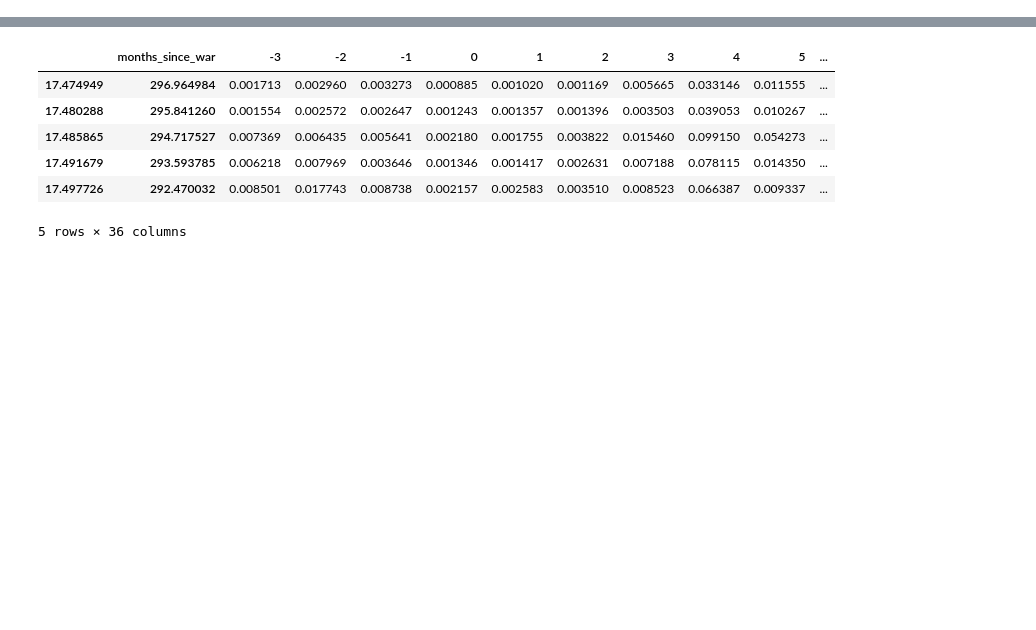
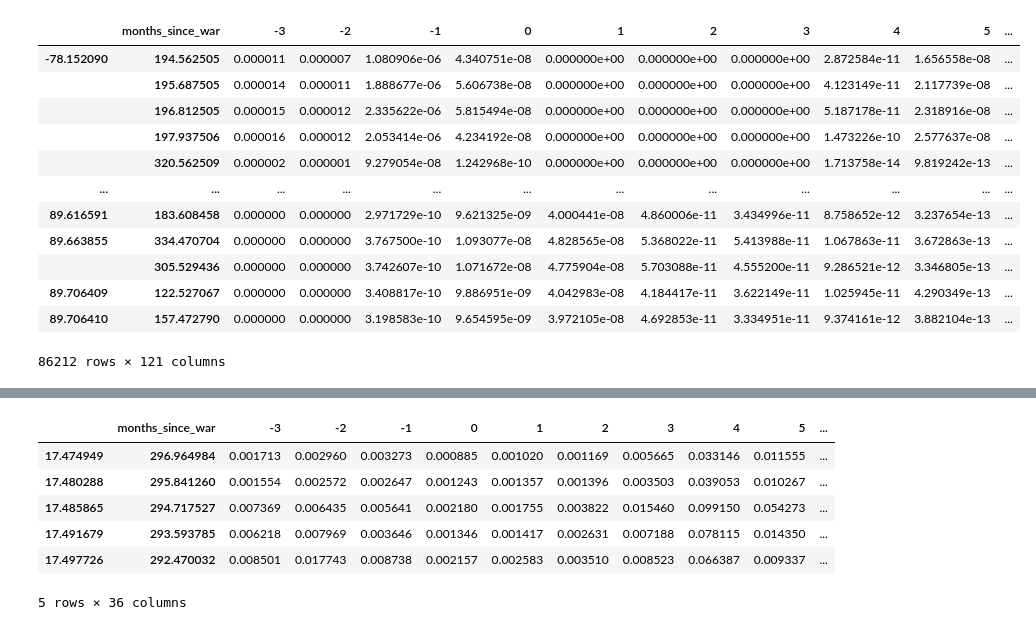
Before and after one commit to allfed/Seaweed-Growth-Model, a Jupyter notebook: data/interim_results/plotting clusters.ipynb, the cells around one changed output, grey strips where cells are left out. Drawn from its saved outputs; the diff is of its cells as text; code cells hidden in the pictures; blank space fills up the shorter version.

```diff
--- a/data/interim_results/plotting clusters.ipynb
+++ b/data/interim_results/plotting clusters.ipynb
@@ -11,0 +13,23 @@ import matplotlib.patches as mpatches
+# %%
+global_or_US = "global"
+growth_df_global = gpd.GeoDataFrame(
+    pd.read_pickle(
+        "seaweed_growth_rate_clustered_" + global_or_US + ".pkl"
+    )
+)
+# %%
+growth_df_global
+# %% [output]
+|  | months_since_war | -3 | -2 | -1 | 0 | 1 | 2 | 3 | 4 | 5 | ... |
+| -78.152090 | 194.562505 | 0.000011 | 0.000007 | 1.080906e-06 | 4.340751e-08 | 0.000000e+00 | 0.000000e+00 | 0.000000e+00 | 2.872584e-11 | 1.656558e-08 | ... |
+|  | 195.687505 | 0.000014 | 0.000011 | 1.888677e-06 | 5.606738e-08 | 0.000000e+00 | 0.000000e+00 | 0.000000e+00 | 4.123149e-11 | 2.117739e-08 | ... |
+|  | 196.812505 | 0.000015 | 0.000012 | 2.335622e-06 | 5.815494e-08 | 0.000000e+00 | 0.000000e+00 | 0.000000e+00 | 5.187178e-11 | 2.318916e-08 | ... |
+|  | 197.937506 | 0.000016 | 0.000012 | 2.053414e-06 | 4.234192e-08 | 0.000000e+00 | 0.000000e+00 | 0.000000e+00 | 1.473226e-10 | 2.577637e-08 | ... |
+|  | 320.562509 | 0.000002 | 0.000001 | 9.279054e-08 | 1.242968e-10 | 0.000000e+00 | 0.000000e+00 | 0.000000e+00 | 1.713758e-14 | 9.819242e-13 | ... |
+| ... | ... | ... | ... | ... | ... | ... | ... | ... | ... | ... | ... |
+| 89.616591 | 183.608458 | 0.000000 | 0.000000 | 2.971729e-10 | 9.621325e-09 | 4.000441e-08 | 4.860006e-11 | 3.434996e-11 | 8.758652e-12 | 3.237654e-13 | ... |
+| 89.663855 | 334.470704 | 0.000000 | 0.000000 | 3.767500e-10 | 1.093077e-08 | 4.828565e-08 | 5.368022e-11 | 5.413988e-11 | 1.067863e-11 | 3.672863e-13 | ... |
+|  | 305.529436 | 0.000000 | 0.000000 | 3.742607e-10 | 1.071672e-08 | 4.775904e-08 | 5.703088e-11 | 4.555200e-11 | 9.286521e-12 | 3.346805e-13 | ... |
+| 89.706409 | 122.527067 | 0.000000 | 0.000000 | 3.408817e-10 | 9.886951e-09 | 4.042983e-08 | 4.184417e-11 | 3.622149e-11 | 1.025945e-11 | 4.290349e-13 | ... |
+| 89.706410 | 157.472790 | 0.000000 | 0.000000 | 3.198583e-10 | 9.654595e-09 | 3.972105e-08 | 4.692853e-11 | 3.334951e-11 | 9.374161e-12 | 3.882104e-13 | ... |
+86212 rows × 121 columns
```
Also changed, not shown: parts of 18 cells of this notebook, 3 other files.
